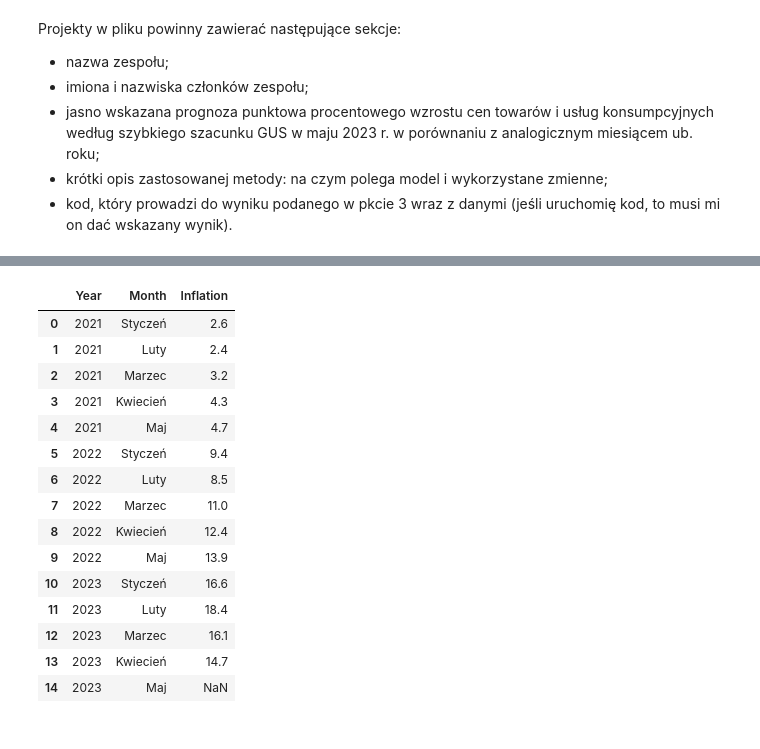
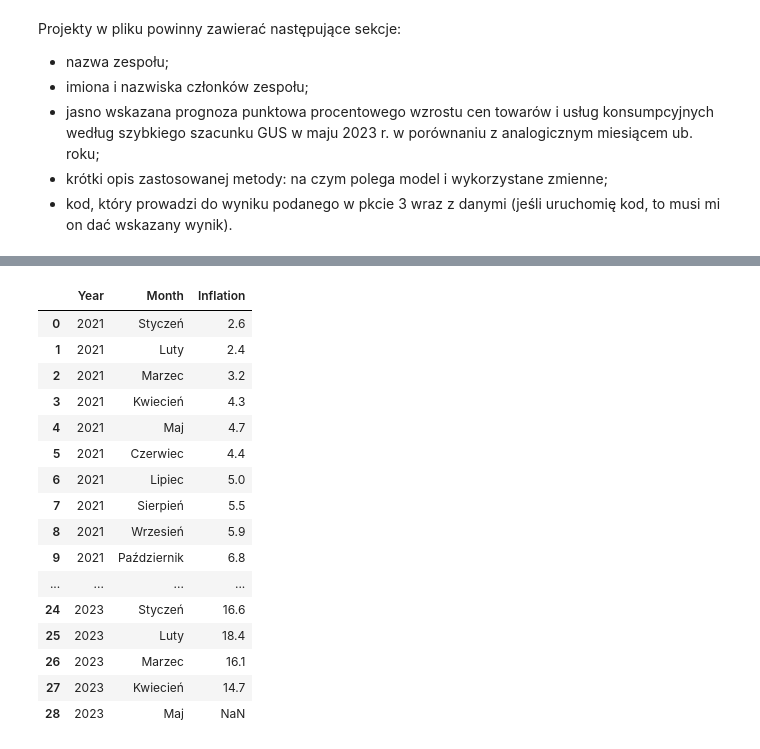
Before and after one commit to agomolka/MASem2InflationPredction, a Jupyter notebook: inflation_prediction.ipynb, the cells around one changed output, grey strips where cells are left out. Saved outputs shown, nothing was run; the diff lists cells and outputs as text; code cells hidden in the pictures.

```diff
--- a/inflation_prediction.ipynb
+++ b/inflation_prediction.ipynb
@@ -44,25 +51,26 @@ for year in inflation.columns[1::].tolist():
     for mthn in range(5):
         df = pd.concat([df, pd.DataFrame({"Year":[year], "Month":[inflation.label[:mth].tolist()[mthn]], "Inflation":[inflation[year][mthn]]})], ignore_index = True)
 # %%
-inflation = df
+inflation = pd.read_csv("data/inflacja.csv", sep=";")
 inflation
 # %% [output]
 |  | Year | Month | Inflation |
 | 0 | 2021 | Styczeń | 2.6 |
 | 1 | 2021 | Luty | 2.4 |
 | 2 | 2021 | Marzec | 3.2 |
 | 3 | 2021 | Kwiecień | 4.3 |
 | 4 | 2021 | Maj | 4.7 |
-| 5 | 2022 | Styczeń | 9.4 |
-| 6 | 2022 | Luty | 8.5 |
-| 7 | 2022 | Marzec | 11.0 |
-| 8 | 2022 | Kwiecień | 12.4 |
-| 9 | 2022 | Maj | 13.9 |
-| 10 | 2023 | Styczeń | 16.6 |
-| 11 | 2023 | Luty | 18.4 |
-| 12 | 2023 | Marzec | 16.1 |
-| 13 | 2023 | Kwiecień | 14.7 |
-| 14 | 2023 | Maj | NaN |
+| 5 | 2021 | Czerwiec | 4.4 |
+| 6 | 2021 | Lipiec | 5.0 |
+| 7 | 2021 | Sierpień | 5.5 |
+| 8 | 2021 | Wrzesień | 5.9 |
+| 9 | 2021 | Październik | 6.8 |
+| ... | ... | ... | ... |
+| 24 | 2023 | Styczeń | 16.6 |
+| 25 | 2023 | Luty | 18.4 |
+| 26 | 2023 | Marzec | 16.1 |
+| 27 | 2023 | Kwiecień | 14.7 |
+| 28 | 2023 | Maj | NaN |
 # %%
 miesieczne_wskazniki_cen_towarow = pd.read_csv("data/miesieczne_wskazniki_cen_towarow_i_uslug_konsumpcyjnych_od_1982_roku-2.csv", encoding="cp1250", sep=";")
 # %%
```
Also changed, not shown: parts of 27 cells of this notebook, 7 other files.
